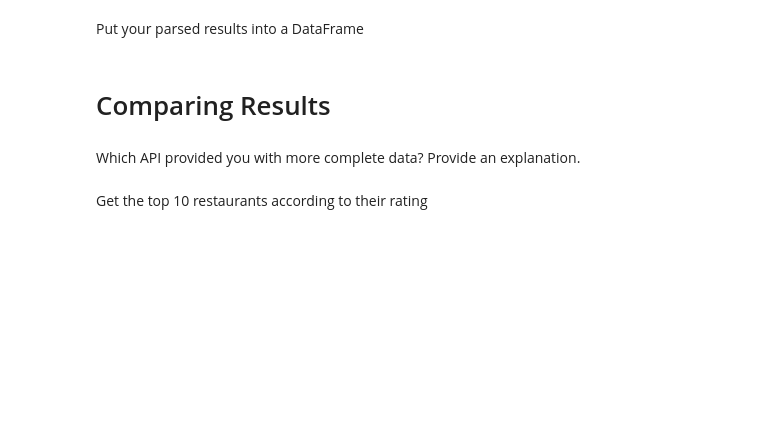
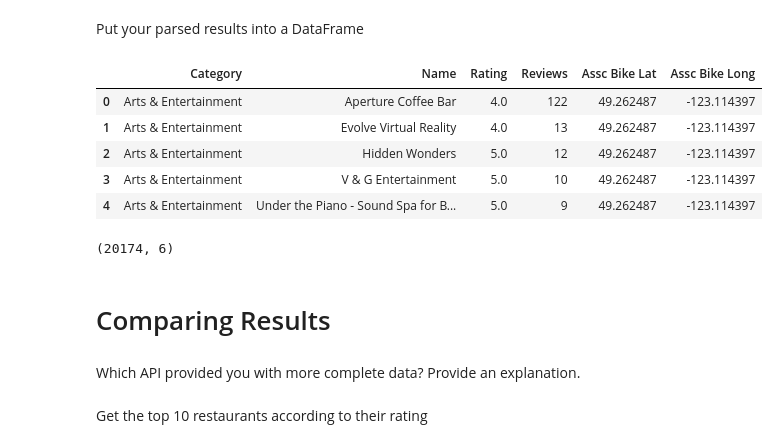
Before and after one commit to btmarsh6/Statistical-Modeling-Project, a Jupyter notebook: notebooks/yelp_foursquare_EDA.ipynb, the cells around one changed output. Saved outputs shown, nothing was run; the diff lists cells and outputs as text; code cells hidden in the pictures; blank space fills up the shorter version.

```diff
--- a/notebooks/yelp_foursquare_EDA.ipynb
+++ b/notebooks/yelp_foursquare_EDA.ipynb
@@ -164,2 +262,16 @@ Parse through the response to get the POI (such as restaurants, bars, etc) detai
 # %% [markdown]
 Put your parsed results into a DataFrame
+# %%
+yelp_df=pd.DataFrame(yelp_dict)
+yelp_df.head()
+# %% [output]
+|  | Category | Name | Rating | Reviews | Assc Bike Lat | Assc Bike Long |
+| 0 | Arts & Entertainment | Aperture Coffee Bar | 4.0 | 122 | 49.262487 | -123.114397 |
+| 1 | Arts & Entertainment | Evolve Virtual Reality | 4.0 | 13 | 49.262487 | -123.114397 |
+| 2 | Arts & Entertainment | Hidden Wonders | 5.0 | 12 | 49.262487 | -123.114397 |
+| 3 | Arts & Entertainment | V & G Entertainment | 5.0 | 10 | 49.262487 | -123.114397 |
+| 4 | Arts & Entertainment | Under the Piano - Sound Spa for B... | 5.0 | 9 | 49.262487 | -123.114397 |
+# %%
+yelp_df.shape
+# %% [output]
+(20174, 6)
```
Also changed, not shown: parts of 13 cells of this notebook, 2 other files.
